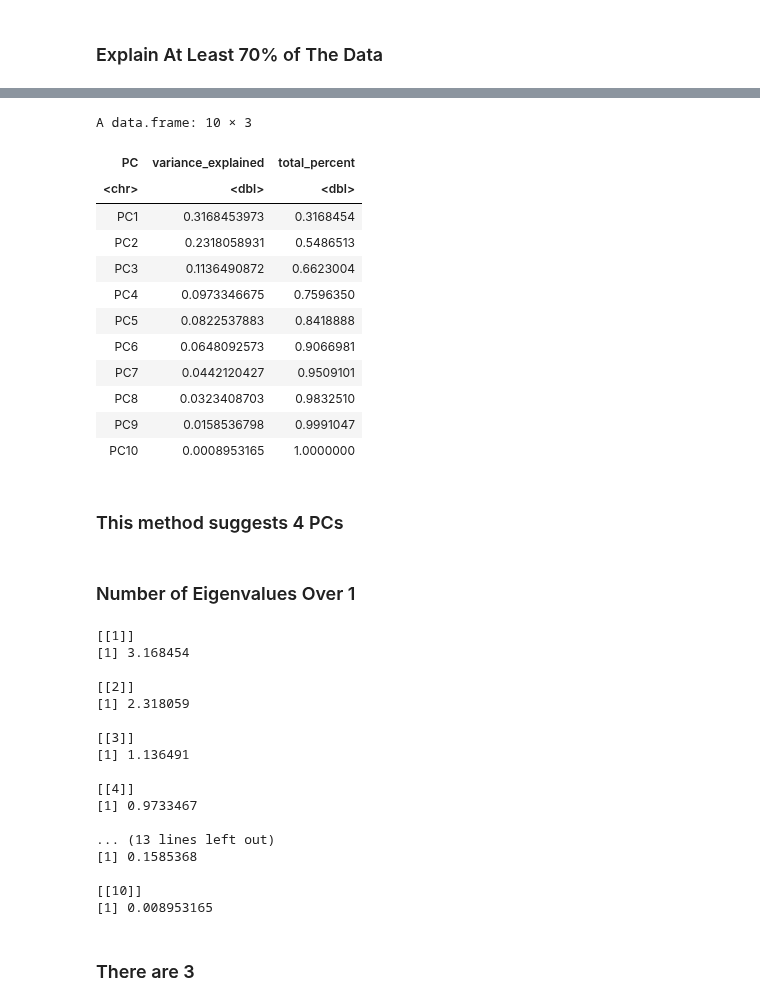
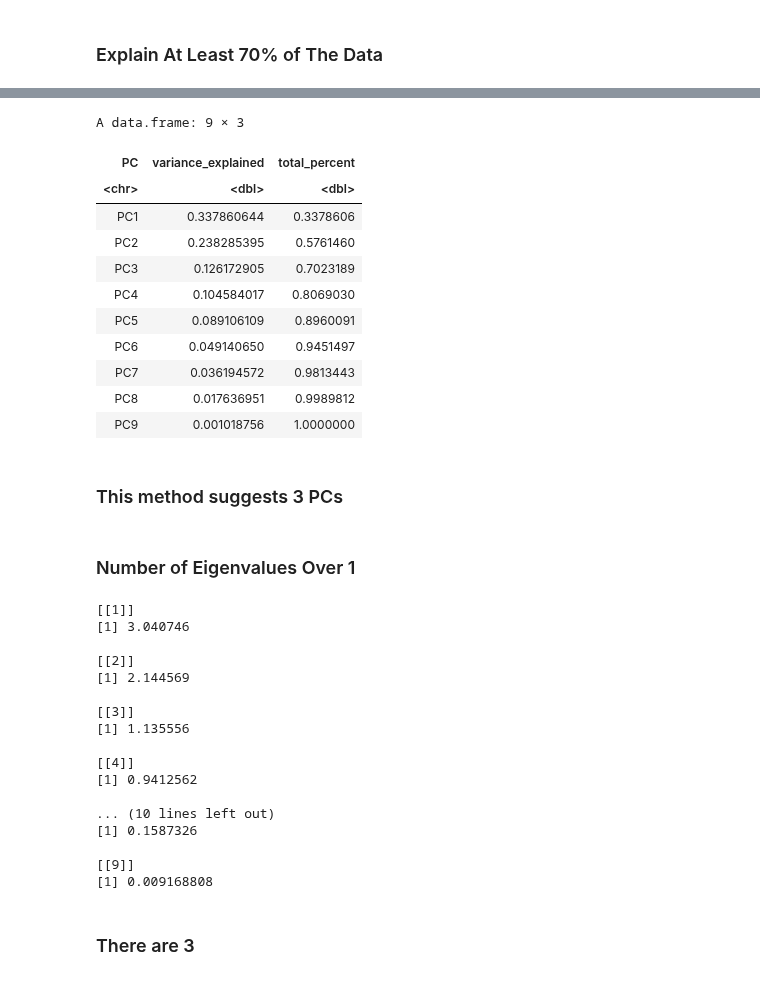
Before and after one commit to nicholasptran/eastern-washington-digital-equity, a Jupyter notebook: notebooks/pca_method2.ipynb, the cells around one changed output, grey strips where cells are left out. Saved outputs shown, nothing was run; the diff lists cells and outputs as text; code cells hidden in the pictures.

```diff
--- a/notebooks/pca_method2.ipynb
+++ b/notebooks/pca_method2.ipynb
@@ -78,5 +62,5 @@ as.list(names(data))
 # %% [markdown]
 #### Remove Unnecessary Columns
 # %%
-data <- data %>% dplyr::select(-NAME, -GEOID, -mean_u_mbps)
+data <- data %>% dplyr::select(-NAME, -GEOID)
 head(data)
@@ -740,48 +594,47 @@ F-statistic: 1.359e+32 on 7 and 175 DF,  p-value: < 0.00000000000000022
 # %%
 percent_explained <- data.frame(
-    PC = paste0("PC", 1:10),
+    PC = paste0("PC", 1:9),
     variance_explained = (eigenvalues / sum(eigenvalues)),
     total_percent = cumsum((eigenvalues / sum(eigenvalues)))
 )
 percent_explained
 # %% [output]
-A data.frame: 10 × 3
+A data.frame: 9 × 3
 | PC | variance_explained | total_percent |
 | <chr> | <dbl> | <dbl> |
-| PC1 | 0.3168453973 | 0.3168454 |
-| PC2 | 0.2318058931 | 0.5486513 |
-| PC3 | 0.1136490872 | 0.6623004 |
-| PC4 | 0.0973346675 | 0.7596350 |
-| PC5 | 0.0822537883 | 0.8418888 |
-| PC6 | 0.0648092573 | 0.9066981 |
-| PC7 | 0.0442120427 | 0.9509101 |
-| PC8 | 0.0323408703 | 0.9832510 |
-| PC9 | 0.0158536798 | 0.9991047 |
-| PC10 | 0.0008953165 | 1.0000000 |
+| PC1 | 0.337860644 | 0.3378606 |
+| PC2 | 0.238285395 | 0.5761460 |
+| PC3 | 0.126172905 | 0.7023189 |
+| PC4 | 0.104584017 | 0.8069030 |
+| PC5 | 0.089106109 | 0.8960091 |
+| PC6 | 0.049140650 | 0.9451497 |
+| PC7 | 0.036194572 | 0.9813443 |
+| PC8 | 0.017636951 | 0.9989812 |
+| PC9 | 0.001018756 | 1.0000000 |
 # %% [markdown]
-### This method suggests 4 PCs
+### This method suggests 3 PCs
 # %% [markdown]
 ### Number of Eigenvalues Over 1
 # %%
 as.list(eigenvalues)
 # %% [output]
 [[1]]
-[1] 3.168454
+[1] 3.040746
 
 [[2]]
-[1] 2.318059
+[1] 2.144569
 
 [[3]]
-[1] 1.136491
+[1] 1.135556
 
 [[4]]
-[1] 0.9733467
+[1] 0.9412562
 
-... (13 lines left out)
-[1] 0.1585368
+... (10 lines left out)
+[1] 0.1587326
 
-[[10]]
-[1] 0.008953165
+[[9]]
+[1] 0.009168808
 # %% [markdown]
 ### There are 3
 # %% [markdown]
```
Also changed, not shown: parts of 119 cells of this notebook, 4 other files.
